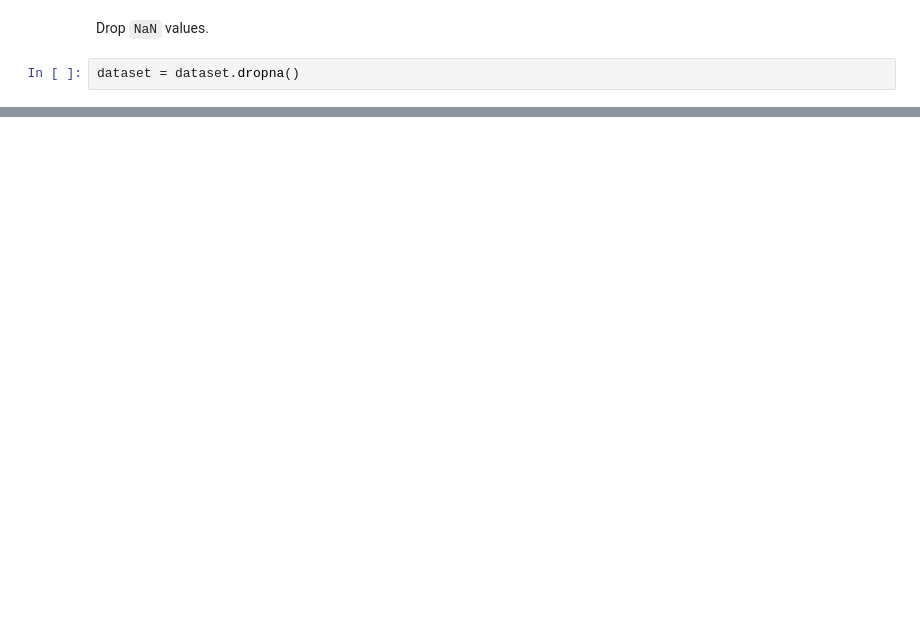
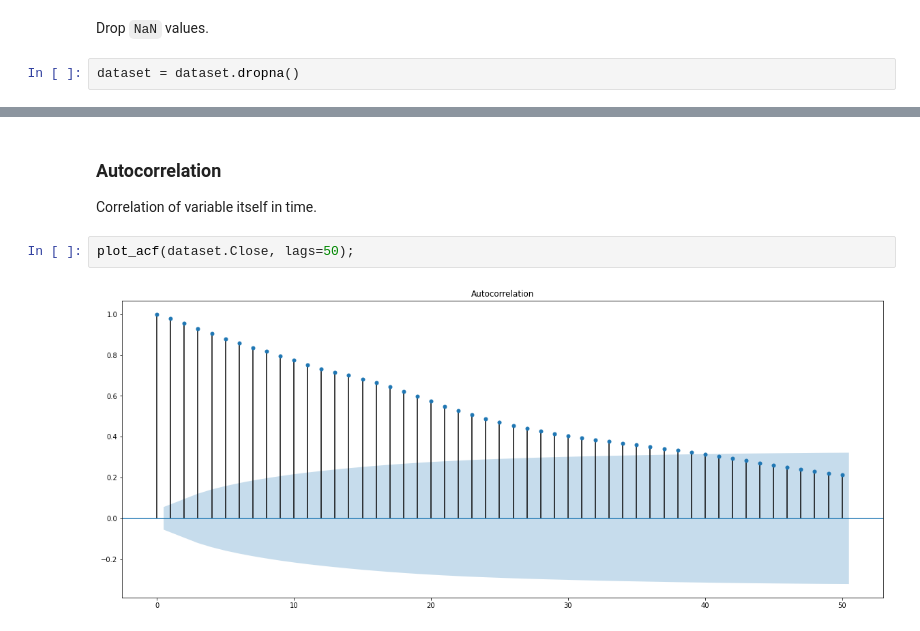
Before and after one commit to reibek/progn-semestral-work, a Jupyter notebook: Progonstics_Semestral_work.ipynb, the cells around one changed output, grey strips where cells are left out. Cells and saved outputs as stored; diff of their text form; blank space fills up the shorter version.

```diff
--- a/Progonstics_Semestral_work.ipynb
+++ b/Progonstics_Semestral_work.ipynb
@@ -68,0 +286,7 @@ plt.show()
+# %% [markdown]
+### Autocorrelation
+Correlation of variable itself in time.
+# %%
+plot_acf(dataset.Close, lags=50);
+# %% [output]
+[figure, added]
```
Also changed, not shown: parts of 18 cells of this notebook.
